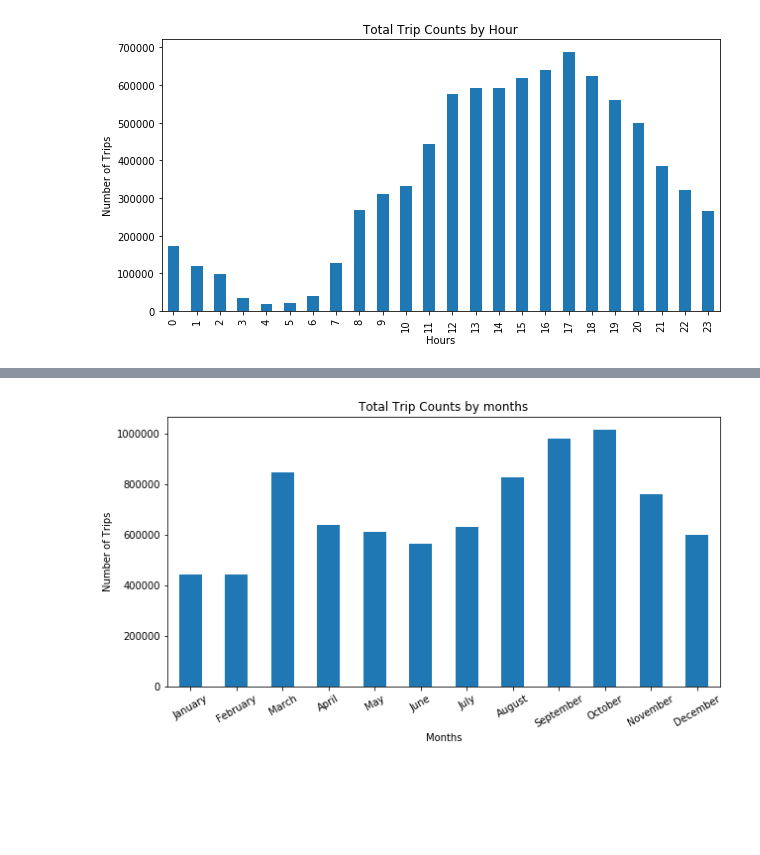
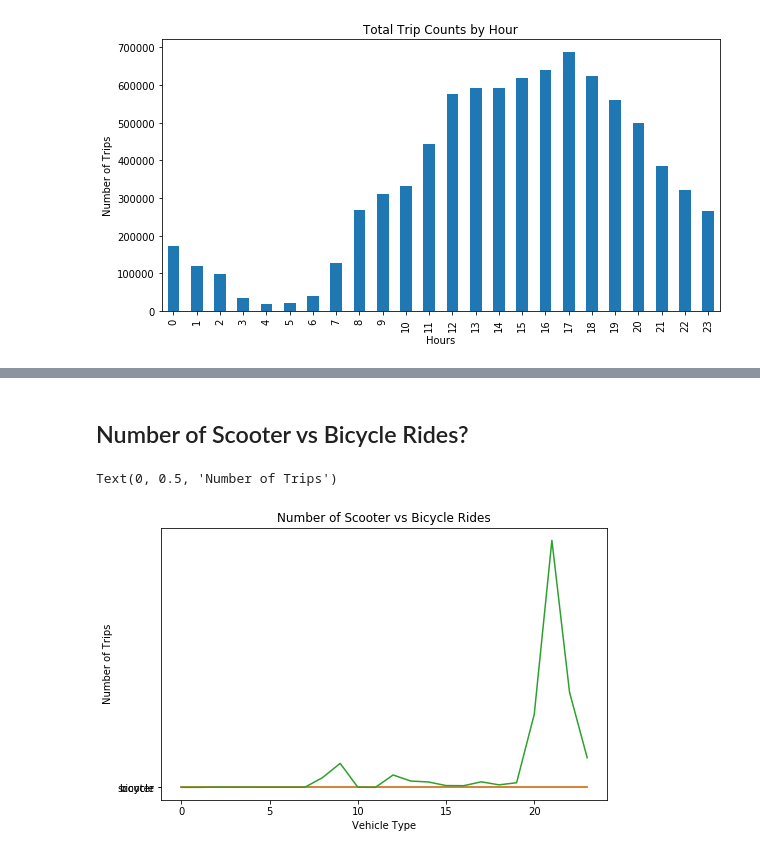
Before and after one commit to sheetalbongale/Scooters-In-Austin-Data-Analysis, a Jupyter notebook: notebooks/shared_mobility_AODP/data_story_sm.ipynb, the cells around one changed output, grey strips where cells are left out. Cells and saved outputs as stored; diff of their text form; code cells hidden in the pictures; blank space fills up the shorter version.

```diff
--- a/notebooks/shared_mobility_AODP/data_story_sm.ipynb
+++ b/notebooks/shared_mobility_AODP/data_story_sm.ipynb
@@ -66,10 +71,6 @@ plt.show()
-# %%
-month_list = ['January', 'February', 'March', 'April', 'May', 'June', 'July', 'August', 'September', 'October', 'November', 'December']
-monthly_total['Months'] = month_list
-monthly_total.reset_index().plot(kind='bar', x='Months', y='Month', title='Total Trip Counts by months', figsize = (10,5), rot = 30, legend=False)
-plt.ylabel('Number of Trips')
-plt.savefig("Plots/trips_per_month2.png")
-plt.show()
-#now shows correct plot with sorted xticks
-# %% [output]
-[figure, removed]
+# %% [markdown]
+## Number of Scooter vs Bicycle Rides?
+# %%
+vehicle_type = df[["Vehicle Type", "Month", "Trip Distance"]].groupby(["Vehicle Type","Month"]).sum()
+vehicle_type.reset_index(inplace=True)
+vehicle_type
@@ -75,0 +80,14 @@ plt.show()
+# %%
+fig, ax = plt.subplots(figsize=(8,5))
+#vehicle_df.unstack().plot(ax=ax)
+for vehicle in vehicle_type.columns:
+    vehicle_plot = plt.plot(vehicle_type.index, vehicle_type[vehicle])
+#plot = ax.bar(vehicle_type.index, vehicle_type['Trip Distance'])
+#plot2 = ax.bar(vehicle_type.index,vehicle_type['Trip Distance'])
+plt.title('Number of Scooter vs Bicycle Rides')
+plt.xlabel('Vehicle Type')
+plt.ylabel('Number of Trips')
+# STILL SHOWS WRONG PLOT
+# %% [output]
+Text(0, 0.5, 'Number of Trips')
+[figure, added]
```
Also changed, not shown: parts of 27 cells of this notebook, 13 other files.
